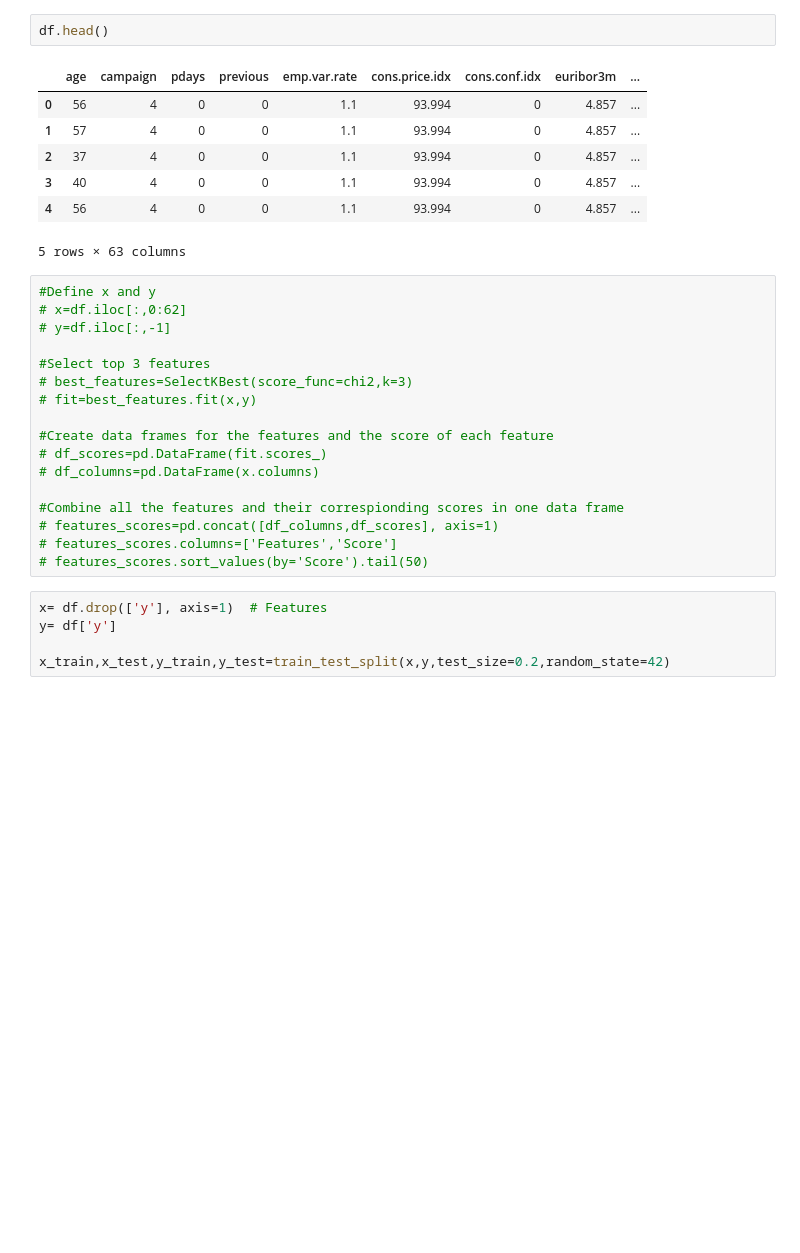
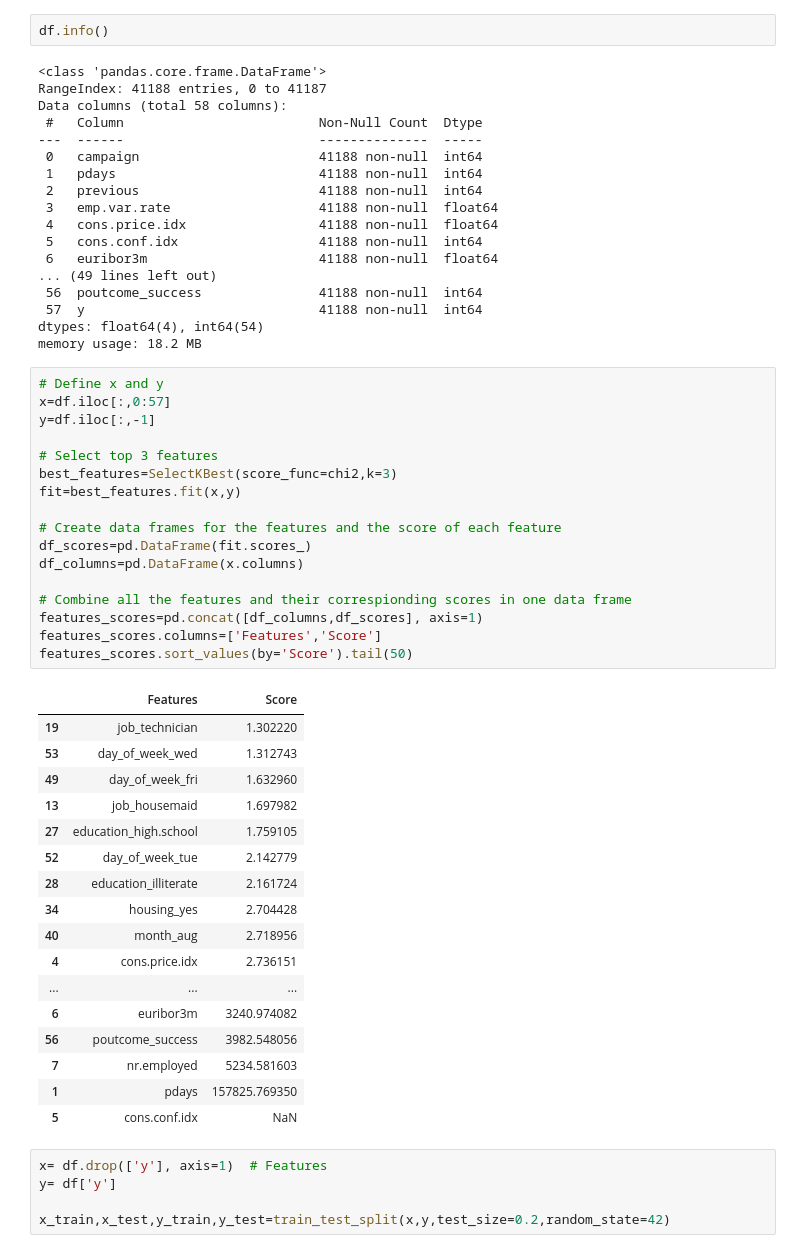
Before and after one commit to srimos/DI_Bootcamp, a Jupyter notebook: Week11/model.ipynb, the cells around one changed output. Drawn from its saved outputs; the diff is of its cells as text; blank space fills up the shorter version.

```diff
--- a/Week11/model.ipynb
+++ b/Week11/model.ipynb
@@ -69,32 +87,60 @@ cols.insert(cols.index('poutcome_success') + 1, 'y')
 # Reorder dataframe
 df = df[cols]
 # %%
-df.head()
+df.info()
 # %% [output]
-|  | age | campaign | pdays | previous | emp.var.rate | cons.price.idx | cons.conf.idx | euribor3m | ... |
-| 0 | 56 | 4 | 0 | 0 | 1.1 | 93.994 | 0 | 4.857 | ... |
-| 1 | 57 | 4 | 0 | 0 | 1.1 | 93.994 | 0 | 4.857 | ... |
-| 2 | 37 | 4 | 0 | 0 | 1.1 | 93.994 | 0 | 4.857 | ... |
-| 3 | 40 | 4 | 0 | 0 | 1.1 | 93.994 | 0 | 4.857 | ... |
-| 4 | 56 | 4 | 0 | 0 | 1.1 | 93.994 | 0 | 4.857 | ... |
-5 rows × 63 columns
+<class 'pandas.core.frame.DataFrame'>
+RangeIndex: 41188 entries, 0 to 41187
+Data columns (total 58 columns):
+ #   Column                         Non-Null Count  Dtype
+---  ------                         --------------  -----
+ 0   campaign                       41188 non-null  int64
+ 1   pdays                          41188 non-null  int64
+ 2   previous                       41188 non-null  int64
+ 3   emp.var.rate                   41188 non-null  float64
+ 4   cons.price.idx                 41188 non-null  float64
+ 5   cons.conf.idx                  41188 non-null  int64
+ 6   euribor3m                      41188 non-null  float64
+... (49 lines left out)
+ 56  poutcome_success               41188 non-null  int64
+ 57  y                              41188 non-null  int64
+dtypes: float64(4), int64(54)
+memory usage: 18.2 MB
 # %%
-#Define x and y
-# x=df.iloc[:,0:62]
-# y=df.iloc[:,-1]
+# Define x and y
+x=df.iloc[:,0:57]
+y=df.iloc[:,-1]
 
-#Select top 3 features
-# best_features=SelectKBest(score_func=chi2,k=3)
-# fit=best_features.fit(x,y)
+# Select top 3 features
+best_features=SelectKBest(score_func=chi2,k=3)
+fit=best_features.fit(x,y)
 
-#Create data frames for the features and the score of each feature
-# df_scores=pd.DataFrame(fit.scores_)
-# df_columns=pd.DataFrame(x.columns)
+# Create data frames for the features and the score of each feature
+df_scores=pd.DataFrame(fit.scores_)
+df_columns=pd.DataFrame(x.columns)
 
-#Combine all the features and their correspionding scores in one data frame
-# features_scores=pd.concat([df_columns,df_scores], axis=1)
-# features_scores.columns=['Features','Score']
-# features_scores.sort_values(by='Score').tail(50)
+# Combine all the features and their correspionding scores in one data frame
+features_scores=pd.concat([df_columns,df_scores], axis=1)
+features_scores.columns=['Features','Score']
+features_scores.sort_values(by='Score').tail(50)
+# %% [output]
+|  | Features | Score |
+| 19 | job_technician | 1.302220 |
+| 53 | day_of_week_wed | 1.312743 |
+| 49 | day_of_week_fri | 1.632960 |
+| 13 | job_housemaid | 1.697982 |
+| 27 | education_high.school | 1.759105 |
+| 52 | day_of_week_tue | 2.142779 |
+| 28 | education_illiterate | 2.161724 |
+| 34 | housing_yes | 2.704428 |
+| 40 | month_aug | 2.718956 |
+| 4 | cons.price.idx | 2.736151 |
+| ... | ... | ... |
+| 6 | euribor3m | 3240.974082 |
+| 56 | poutcome_success | 3982.548056 |
+| 7 | nr.employed | 5234.581603 |
+| 1 | pdays | 157825.769350 |
+| 5 | cons.conf.idx | NaN |
 # %%
 x= df.drop(['y'], axis=1)  # Features
 y= df['y']
```
Also changed, not shown: parts of 18 cells of this notebook, 3 other files.
